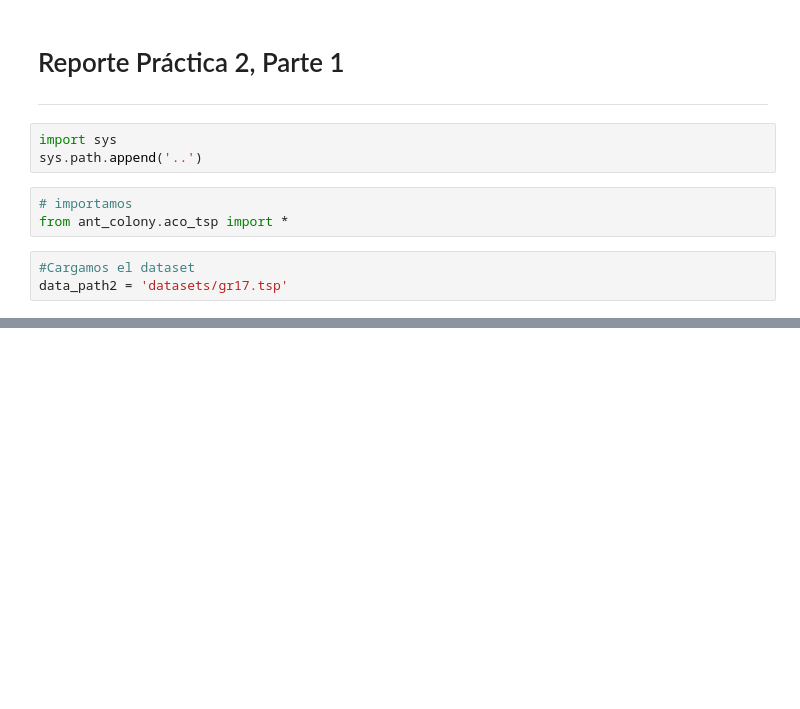
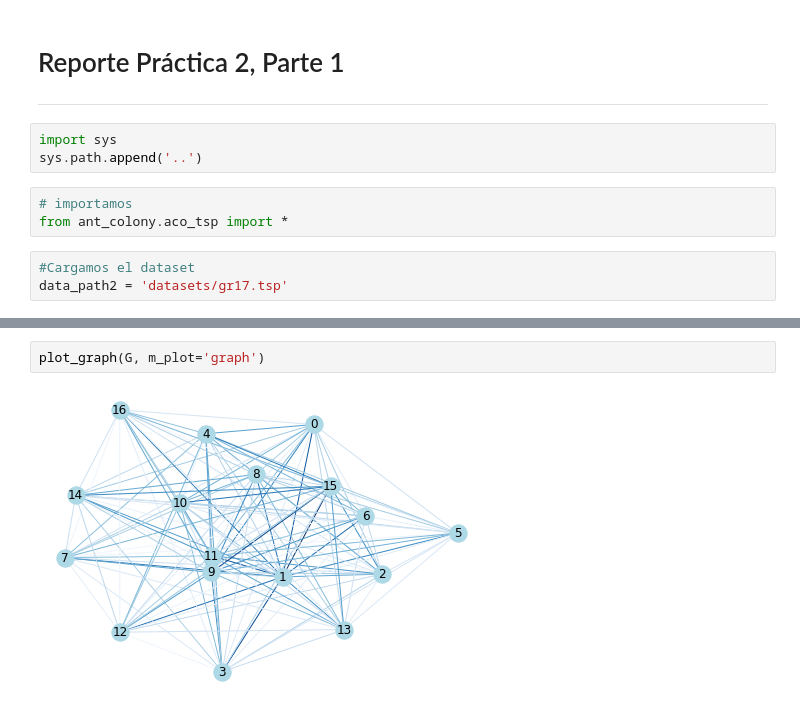
Before and after one commit to optimizacion-2-2021-1-gh-classroom/practica-2-primera-parte-ltejadal, a Jupyter notebook: reporte_equipo_10_parte_1_practica_2.ipynb, the cells around one changed output, grey strips where cells are left out. Drawn from its saved outputs; the diff is of its cells as text; blank space fills up the shorter version.

```diff
--- a/reporte_equipo_10_parte_1_practica_2.ipynb
+++ b/reporte_equipo_10_parte_1_practica_2.ipynb
@@ -28,0 +27,4 @@ FileNotFoundError: [Errno 2] No such file or directory: 'datasets/gr17.tsp'
+# %%
+plot_graph(G, m_plot='graph')
+# %% [output]
+[figure, added]
```
Also changed, not shown: parts of 10 cells of this notebook.
